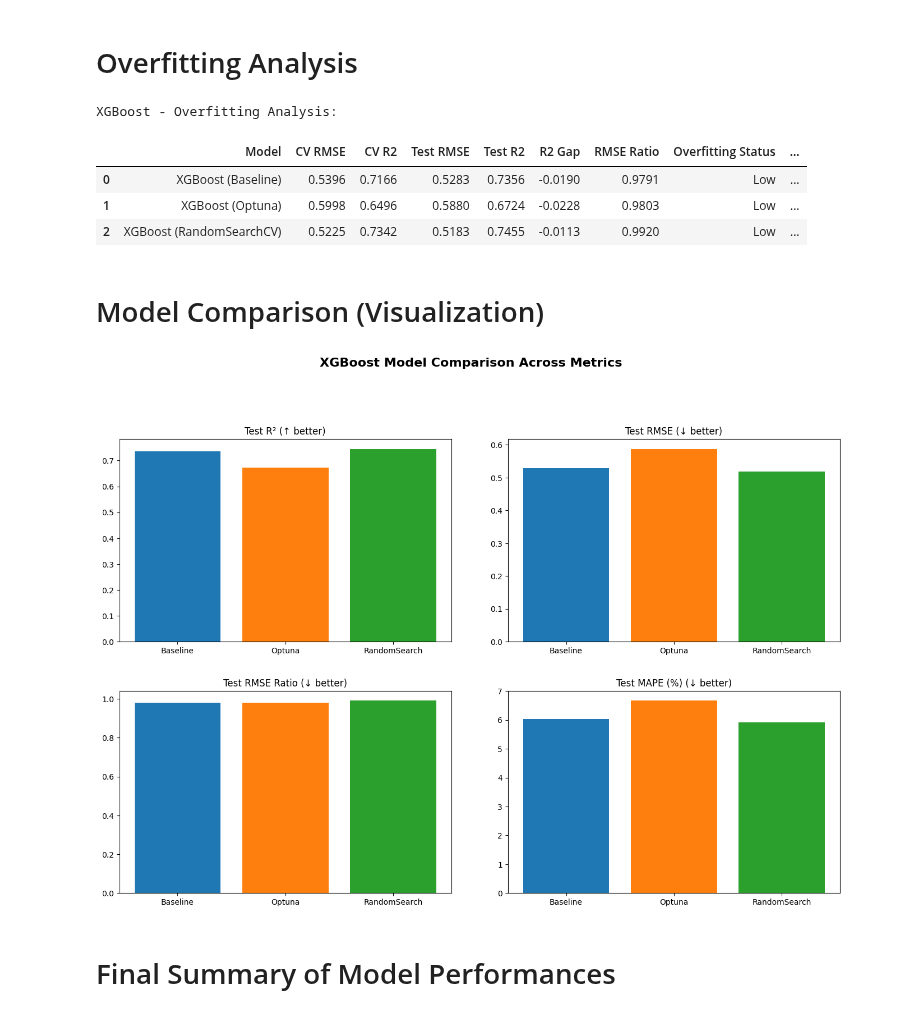
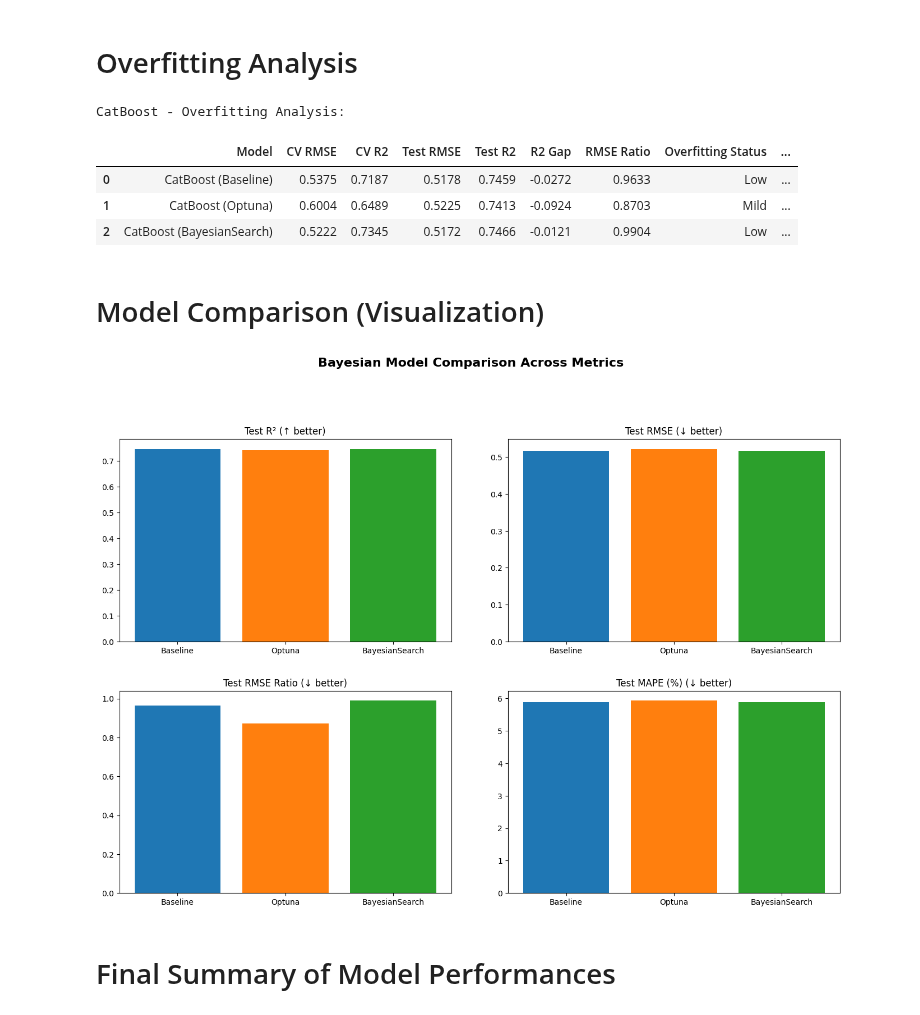
Before and after one commit to tshihab07/Super-Market-Sales-Forecasting, a Jupyter notebook: notebookes/model_CatBoost.ipynb, the cells around one changed output. Cells and saved outputs as stored; diff of their text form; code cells hidden in the pictures.

Commit message:
feat(modeling): finalize training and save best model variation

```diff
--- a/notebookes/model_CatBoost.ipynb
+++ b/notebookes/model_CatBoost.ipynb
@@ -314,7 +321,7 @@ y_test_pred_random = randomSearch_model.predict(x_test)
 Calculating Errors for train and test data
 # %%
 # calculate train and test metrics
-train_metrics_random = Evaluator.calculate_metrics(y_train, y_train_pred_random)
-test_metrics_random = Evaluator.calculate_metrics(y_test, y_test_pred_random)
+train_metrics_bayes = Evaluator.calculate_metrics(y_train, y_train_pred_bayes)
+test_metrics_bayes = Evaluator.calculate_metrics(y_test, y_test_pred_bayes)
 # %%
 # performance table of optuna optimization
@@ -334,6 +341,6 @@ XGBoost - RandomSearchCV Optimized Modeling Performance
 # Cross Valiation (All Models)
 # %%
 # cross validation of all models
-cv_baseline = Evaluator.cv_evaluate(baseline_model, x_train, y_train, cv)
-cv_optuna = Evaluator.cv_evaluate(optuna_model, x_train, y_train, cv)
-cv_random = Evaluator.cv_evaluate(randomSearch_model, x_train, y_train, cv)
+cv_baseline = Evaluator.cv_evaluate(baseline_model, x_train_cb, y_train, cv)
+cv_optuna = Evaluator.cv_evaluate(optuna_model, x_train_cb, y_train, cv)
+cv_bayes = Evaluator.cv_evaluate(bayesSearch_model, x_train_cb, y_train, cv)
@@ -340,12 +365,12 @@ cv_random = Evaluator.cv_evaluate(randomSearch_model, x_train, y_train, cv)
 # %%
 # Evaluate cross-validation results
 cv_df = pd.DataFrame({
-    "Model": ["XGBoost (Baseline)", "XGBoost (Optuna)", "XGBoost (RandomSearchCV)"],
-    "CV MSE": [cv_baseline['CV MSE'], cv_optuna['CV MSE'], cv_random['CV MSE']],
-    "CV MAE": [cv_baseline['CV MAE'], cv_optuna['CV MAE'], cv_random['CV MAE']],
-    "CV RMSE": [cv_baseline['CV RMSE'], cv_optuna['CV RMSE'], cv_random['CV RMSE']],
-    "CV R2": [cv_baseline['CV R2'], cv_optuna['CV R2'], cv_random['CV R2']],
-    "CV MAPE": [cv_baseline['CV MAPE'], cv_optuna['CV MAPE'], cv_random['CV MAPE']]
+    "Model": ["CatBoost (Baseline)", "CatBoost (Optuna)", "CatBoost (BayesianSearch)"],
+    "CV MSE": [cv_baseline['CV MSE'], cv_optuna['CV MSE'], cv_bayes['CV MSE']],
+    "CV MAE": [cv_baseline['CV MAE'], cv_optuna['CV MAE'], cv_bayes['CV MAE']],
+    "CV RMSE": [cv_baseline['CV RMSE'], cv_optuna['CV RMSE'], cv_bayes['CV RMSE']],
+    "CV R2": [cv_baseline['CV R2'], cv_optuna['CV R2'], cv_bayes['CV R2']],
+    "CV MAPE": [cv_baseline['CV MAPE'], cv_optuna['CV MAPE'], cv_bayes['CV MAPE']]
 }).round(4)
 
 print("Cross-Validation Results:")
@@ -360,10 +385,10 @@ Cross-Validation Results:
 # Summarize Models Performance
 # %%
 # selected models
-models = ['XGBoost (Baseline)', 'XGBoost (Optuna)', 'XGBoost (RandomSearchCV)']
+models = ["CatBoost (Baseline)", "CatBoost (Optuna)", "CatBoost (BayesianSearch)"]
 
 # test metrics of all models
-test_metrics = [test_metrics_baseline, test_metrics_optuna, test_metrics_random]
+test_metrics = [test_metrics_baseline, test_metrics_optuna, test_metrics_bayes]
 
 # performance summary including cross validation results
 performance_summary = Evaluator.summary_builder(models, cv_df, test_metrics)
@@ -414,18 +439,18 @@ for _, row in performance_summary.iterrows():
 
 overfit_df = pd.DataFrame(rows).round(4)
 # %%
-print("XGBoost - Overfitting Analysis:")
+print("CatBoost - Overfitting Analysis:")
 display(overfit_df)
 # %% [output]
-XGBoost - Overfitting Analysis:
+CatBoost - Overfitting Analysis:
 |  | Model | CV RMSE | CV R2 | Test RMSE | Test R2 | R2 Gap | RMSE Ratio | Overfitting Status | ... |
-| 0 | XGBoost (Baseline) | 0.5396 | 0.7166 | 0.5283 | 0.7356 | -0.0190 | 0.9791 | Low | ... |
-| 1 | XGBoost (Optuna) | 0.5998 | 0.6496 | 0.5880 | 0.6724 | -0.0228 | 0.9803 | Low | ... |
-| 2 | XGBoost (RandomSearchCV) | 0.5225 | 0.7342 | 0.5183 | 0.7455 | -0.0113 | 0.9920 | Low | ... |
+| 0 | CatBoost (Baseline) | 0.5375 | 0.7187 | 0.5178 | 0.7459 | -0.0272 | 0.9633 | Low | ... |
+| 1 | CatBoost (Optuna) | 0.6004 | 0.6489 | 0.5225 | 0.7413 | -0.0924 | 0.8703 | Mild | ... |
+| 2 | CatBoost (BayesianSearch) | 0.5222 | 0.7345 | 0.5172 | 0.7466 | -0.0121 | 0.9904 | Low | ... |
 # %% [markdown]
 # Model Comparison (Visualization)
 # %%
-""" XGBoost Model Performance Comparison """
+""" CatBoost Model Performance Comparison """
 
 # Define metrics and titles
 metrics = [
@@ -443,45 +468,45 @@ titles = [
 ]
 
 # Data preparation
-model_labels = ["Baseline", "Optuna", "RandomSearch"]
+model_labels = ["Baseline", "Optuna", "BayesianSearch"]
 colors = ['#1f77b4', '#ff7f0e', '#2ca02c']
 
 values_dict = {
     "Test R2": overfit_df["Test R2"].values,
     "Test RMSE": overfit_df["Test RMSE"].values,
     "RMSE Ratio": overfit_df["RMSE Ratio"].values,
-    "Test MAPE": [test_metrics_baseline[4], test_metrics_optuna[4], test_metrics_random[4]]
+    "Test MAPE": [test_metrics_baseline[4], test_metrics_optuna[4], test_metrics_bayes[4]]
 }
 
 # Figure setup
 n_metrics = len(metrics)
 rows, cols = 2, 2
 
 fig, axes = plt.subplots(rows, cols, figsize=(14, 10))
 axes = axes.flatten()
 
 # Plot each metric dynamically
 for i, metric in enumerate(metrics):
     ax = axes[i]
     values = values_dict[metric]
 
     # Create horizontal bar chart with model-specific colors
     bars = ax.bar(model_labels, values, color=colors)
 
     # Title and labels
     ax.set_title(titles[i], fontsize=12)
 
 
 # Hide any unused subplots (if any)
 for j in range(i + 1, len(axes)):
     fig.delaxes(axes[j])
 
 # Add overall title and adjust layout
-plt.suptitle("XGBoost Model Comparison Across Metrics", fontsize=16, fontweight='bold', y=1.02)
+plt.suptitle("Bayesian Model Comparison Across Metrics", fontsize=16, fontweight='bold', y=1.02)
 plt.tight_layout(pad=3.0, h_pad=3, w_pad=5)
 plt.show()
 # %% [output]
-[figure, old version]
+[figure, new version]
 # %% [markdown]
 # Final Summary of Model Performances
 # %%
```
Also changed, not shown: parts of 26 cells of this notebook.
